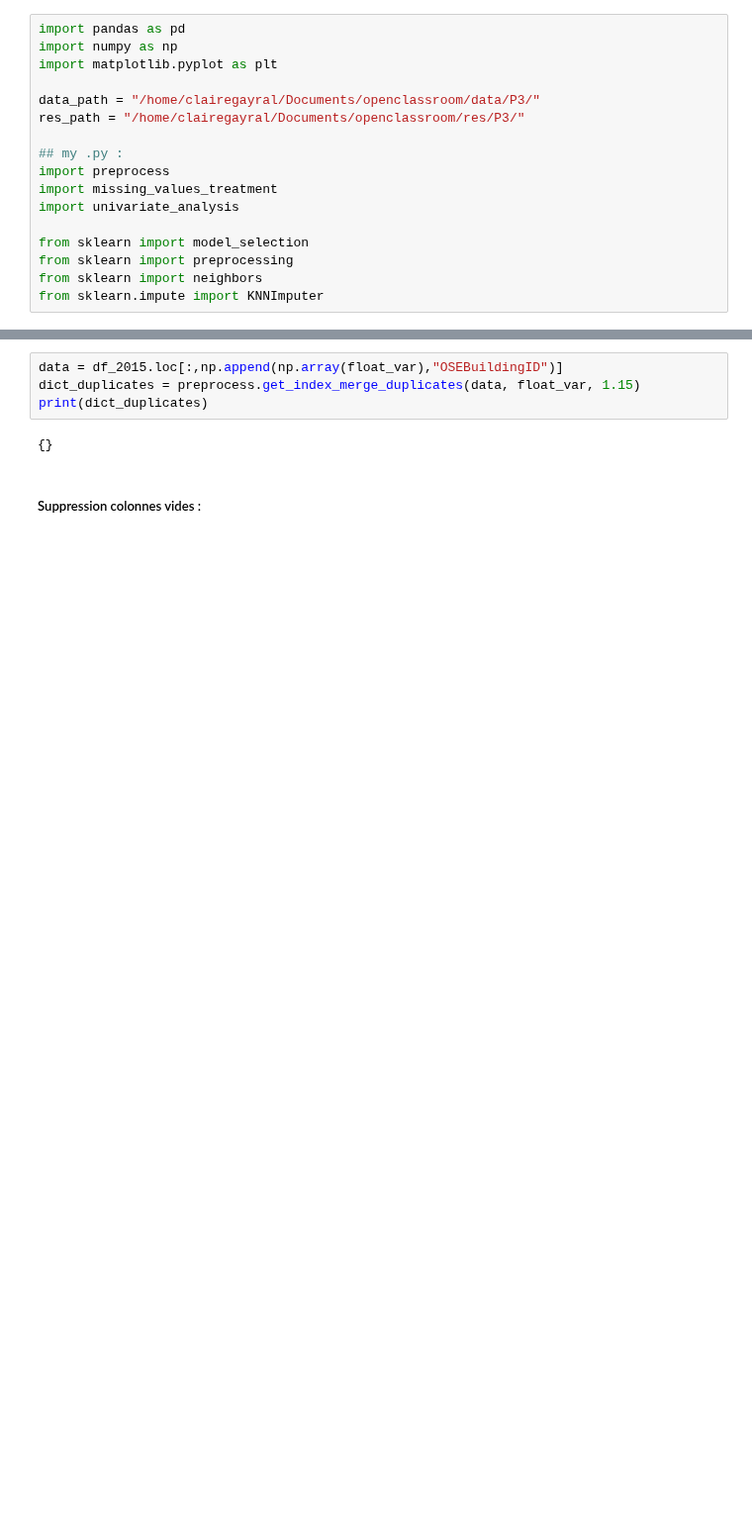
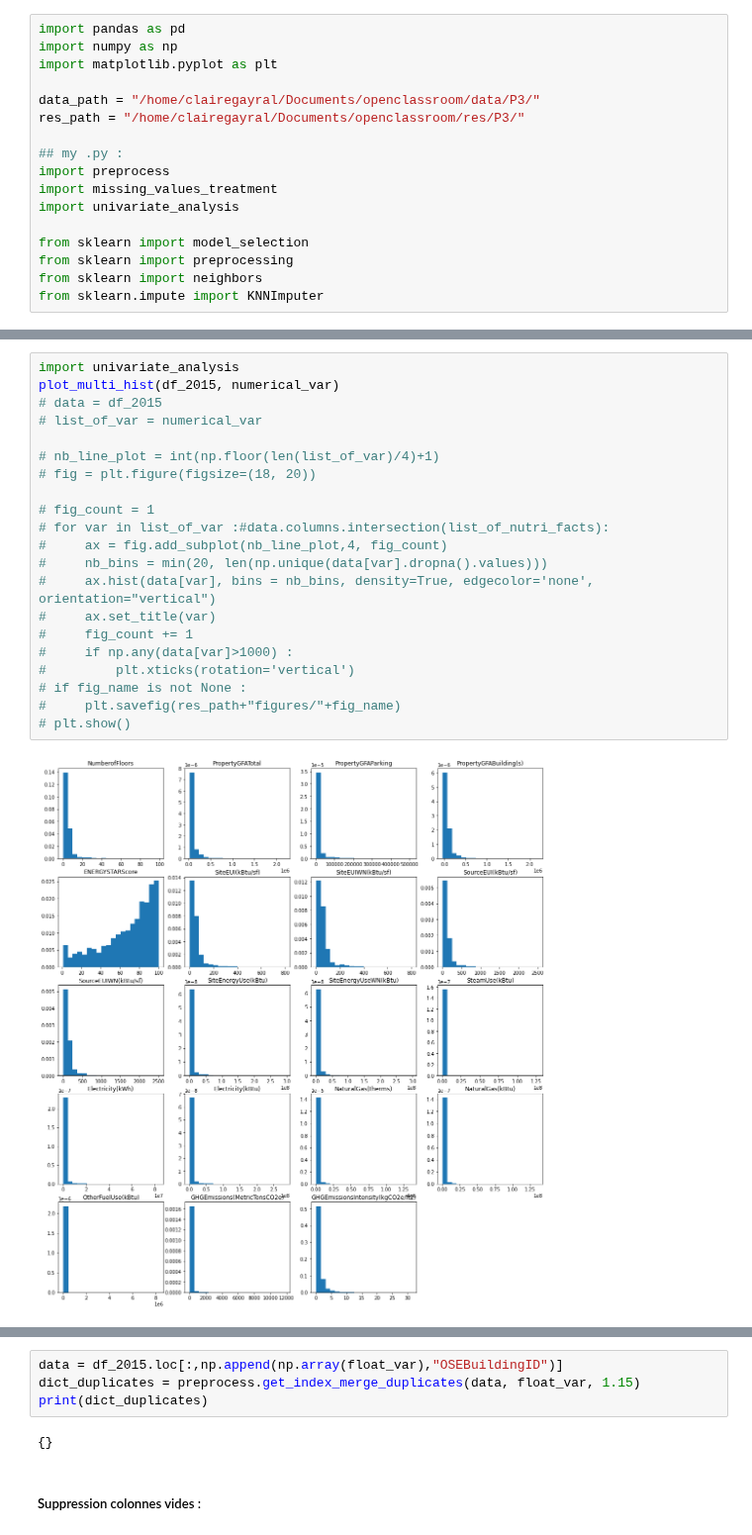
Before and after one commit to ClaireGayral/formation_openclassroom, a Jupyter notebook: P3_gayral_claire/preprocess.ipynb, the cells around one changed output, grey strips where cells are left out. Shown at 99% size. Drawn from its saved outputs; the diff is of its cells as text; blank space fills up the shorter version.

```diff
--- a/P3_gayral_claire/preprocess.ipynb
+++ b/P3_gayral_claire/preprocess.ipynb
@@ -34,0 +174,23 @@ Total NaNs =  26512 (that is  16.89 %)
+# %%
+import univariate_analysis
+plot_multi_hist(df_2015, numerical_var)
+# data = df_2015
+# list_of_var = numerical_var
+
+# nb_line_plot = int(np.floor(len(list_of_var)/4)+1)
+# fig = plt.figure(figsize=(18, 20))
+
+# fig_count = 1
+# for var in list_of_var :#data.columns.intersection(list_of_nutri_facts):
+#     ax = fig.add_subplot(nb_line_plot,4, fig_count)
+#     nb_bins = min(20, len(np.unique(data[var].dropna().values)))
+#     ax.hist(data[var], bins = nb_bins, density=True, edgecolor='none', orientation="vertical")
+#     ax.set_title(var)
+#     fig_count += 1
+#     if np.any(data[var]>1000) :
+#         plt.xticks(rotation='vertical')
+# if fig_name is not None :
+#     plt.savefig(res_path+"figures/"+fig_name)
+# plt.show()
+# %% [output]
+[figure, added]
```
Also changed, not shown: parts of 13 cells of this notebook, 1 other file.
